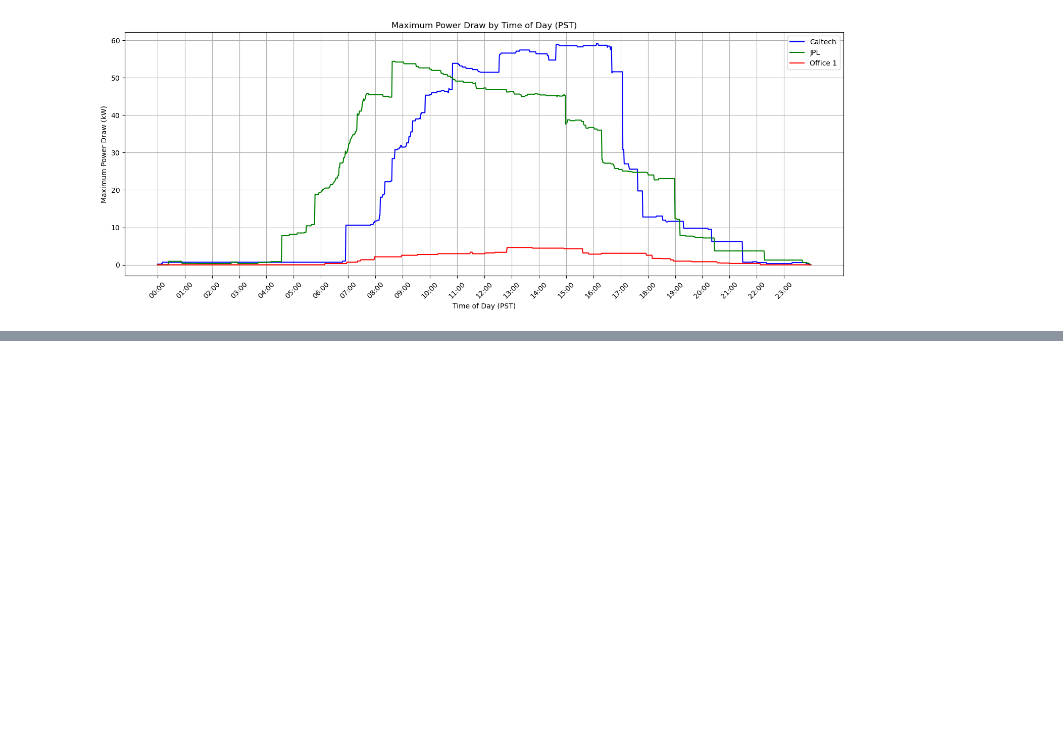
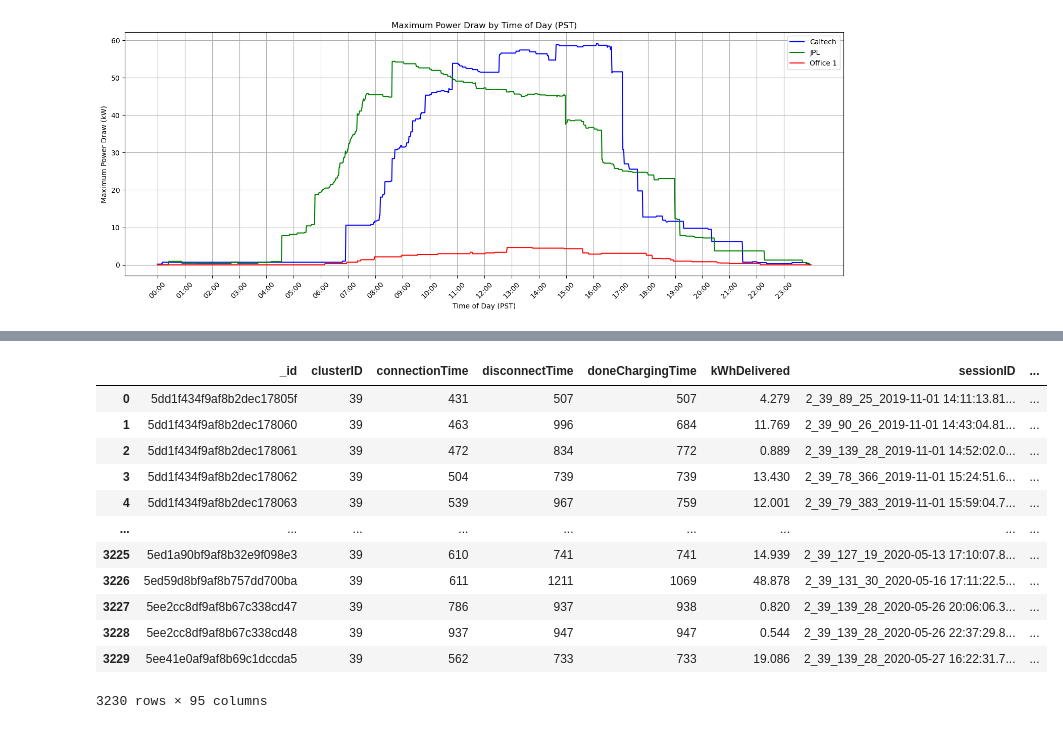
Before and after one commit to ThijsD-02/Machine-Learning-AI-Assignment-ME44312, a Jupyter notebook: average and max power draw.ipynb, the cells around one changed output, grey strips where cells are left out. Cells and saved outputs as stored; diff of their text form; code cells hidden in the pictures; blank space fills up the shorter version.

```diff
--- a/average and max power draw.ipynb
+++ b/average and max power draw.ipynb
@@ -653,0 +680,16 @@ plt.show()
+# %%
+display(df)
+# %% [output]
+|  | _id | clusterID | connectionTime | disconnectTime | doneChargingTime | kWhDelivered | sessionID | ... |
+| 0 | 5dd1f434f9af8b2dec17805f | 39 | 431 | 507 | 507 | 4.279 | 2_39_89_25_2019-11-01 14:11:13.81... | ... |
+| 1 | 5dd1f434f9af8b2dec178060 | 39 | 463 | 996 | 684 | 11.769 | 2_39_90_26_2019-11-01 14:43:04.81... | ... |
+| 2 | 5dd1f434f9af8b2dec178061 | 39 | 472 | 834 | 772 | 0.889 | 2_39_139_28_2019-11-01 14:52:02.0... | ... |
+| 3 | 5dd1f434f9af8b2dec178062 | 39 | 504 | 739 | 739 | 13.430 | 2_39_78_366_2019-11-01 15:24:51.6... | ... |
+| 4 | 5dd1f434f9af8b2dec178063 | 39 | 539 | 967 | 759 | 12.001 | 2_39_79_383_2019-11-01 15:59:04.7... | ... |
+| ... | ... | ... | ... | ... | ... | ... | ... | ... |
+| 3225 | 5ed1a90bf9af8b32e9f098e3 | 39 | 610 | 741 | 741 | 14.939 | 2_39_127_19_2020-05-13 17:10:07.8... | ... |
+| 3226 | 5ed59d8bf9af8b757dd700ba | 39 | 611 | 1211 | 1069 | 48.878 | 2_39_131_30_2020-05-16 17:11:22.5... | ... |
+| 3227 | 5ee2cc8df9af8b67c338cd47 | 39 | 786 | 937 | 938 | 0.820 | 2_39_139_28_2020-05-26 20:06:06.3... | ... |
+| 3228 | 5ee2cc8df9af8b67c338cd48 | 39 | 937 | 947 | 947 | 0.544 | 2_39_139_28_2020-05-26 22:37:29.8... | ... |
+| 3229 | 5ee41e0af9af8b69c1dccda5 | 39 | 562 | 733 | 733 | 19.086 | 2_39_139_28_2020-05-27 16:22:31.7... | ... |
+3230 rows × 95 columns
```
Also changed, not shown: parts of 9 cells of this notebook, 3 other files.
